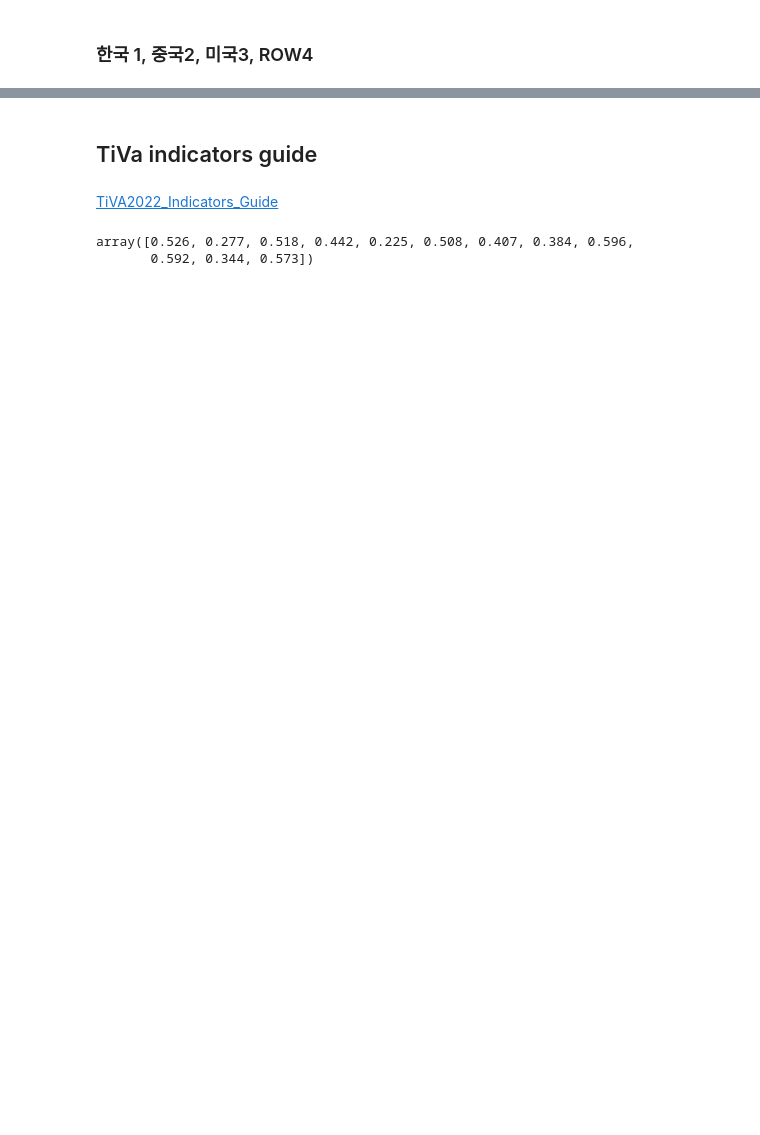
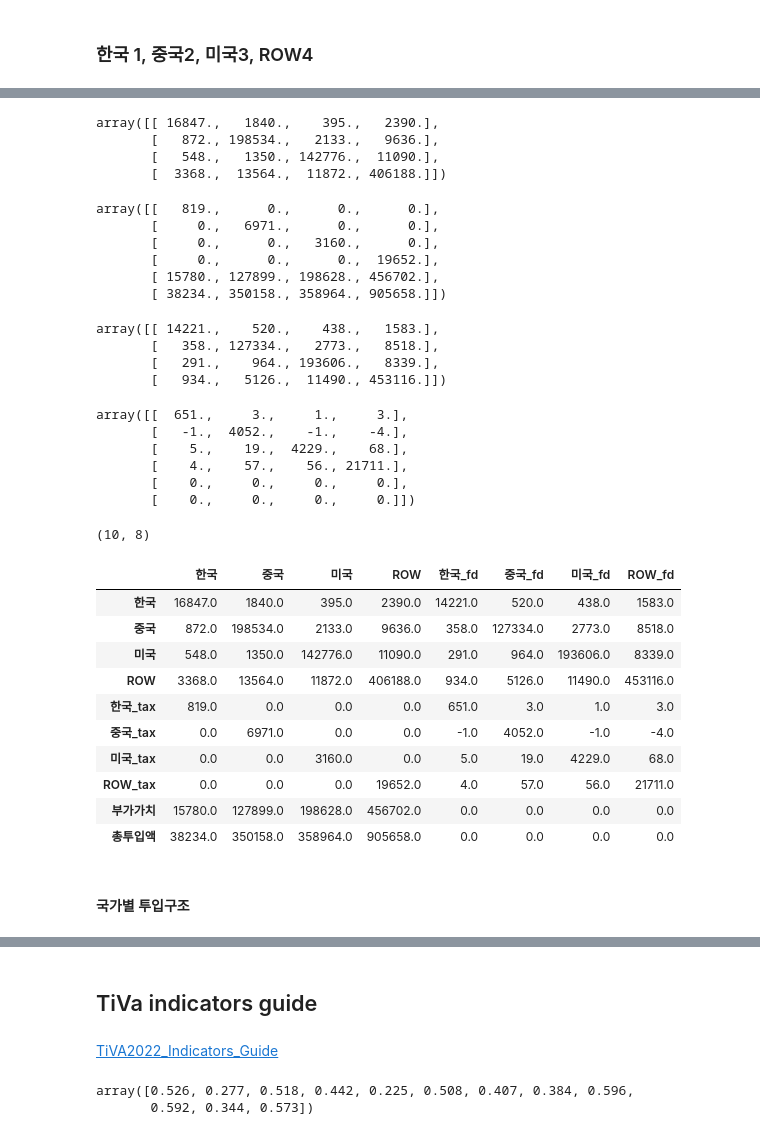
Before and after one commit to Tom-Jung/Tom-Jung, a Jupyter notebook: Ch8_1. ICIO_Indicators_0915.ipynb, the cells around one changed output, grey strips where cells are left out. Drawn from its saved outputs; the diff is of its cells as text; code cells hidden in the pictures; blank space fills up the shorter version.

```diff
--- a/Ch8_1. ICIO_Indicators_0915.ipynb
+++ b/Ch8_1. ICIO_Indicators_0915.ipynb
@@ -48,0 +224,63 @@ array([[     2.5,     28.2,     10.2,      0. ,      0. ,      0. ,
+# %%
+A_nae_col = A_nae_row@cd_for_nae.T
+A_nae_col
+# %% [output]
+array([[ 16847.,   1840.,    395.,   2390.],
+       [   872., 198534.,   2133.,   9636.],
+       [   548.,   1350., 142776.,  11090.],
+       [  3368.,  13564.,  11872., 406188.]])
+# %%
+va_row = Mt[12:18,0:12]@cd_for_nae.T # 순생산물세와 부가가치 통합
+va_row
+# %% [output]
+array([[   819.,      0.,      0.,      0.],
+       [     0.,   6971.,      0.,      0.],
+       [     0.,      0.,   3160.,      0.],
+       [     0.,      0.,      0.,  19652.],
+       [ 15780., 127899., 198628., 456702.],
+       [ 38234., 350158., 358964., 905658.]])
+# %%
+fd_row = cd_for_nae@Mt[:12,12:16]
+fd_row
+# %% [output]
+array([[ 14221.,    520.,    438.,   1583.],
+       [   358., 127334.,   2773.,   8518.],
+       [   291.,    964., 193606.,   8339.],
+       [   934.,   5126.,  11490., 453116.]])
+# %%
+fd_txva=Mt[12:,12:16]
+fd_txva
+# %% [output]
+array([[  651.,     3.,     1.,     3.],
+       [   -1.,  4052.,    -1.,    -4.],
+       [    5.,    19.,  4229.,    68.],
+       [    4.,    57.,    56., 21711.],
+       [    0.,     0.,     0.,     0.],
+       [    0.,     0.,     0.,     0.]])
+# %%
+nae_vact = np.vstack((A_nae_col,va_row))
+fd_all = np.vstack((fd_row,fd_txva))
+# %%
+Mt_1sec = np.hstack((nae_vact,fd_all)) # 1산업 ICIO
+Mt_1sec.shape
+# %% [output]
+(10, 8)
+# %%
+icio_1sec_df = pd.DataFrame(Mt_1sec, columns = ['한국', '중국', '미국','ROW', '한국_fd', '중국_fd', '미국_fd','ROW_fd'],
+                     index=['한국', '중국', '미국','ROW','한국_tax', '중국_tax', '미국_tax','ROW_tax','부가가치','총투입액']) # 변수명 붙여서 pandas로 내보내기
+
+icio_1sec_df
+# %% [output]
+|  | 한국 | 중국 | 미국 | ROW | 한국_fd | 중국_fd | 미국_fd | ROW_fd |
+| 한국 | 16847.0 | 1840.0 | 395.0 | 2390.0 | 14221.0 | 520.0 | 438.0 | 1583.0 |
+| 중국 | 872.0 | 198534.0 | 2133.0 | 9636.0 | 358.0 | 127334.0 | 2773.0 | 8518.0 |
+| 미국 | 548.0 | 1350.0 | 142776.0 | 11090.0 | 291.0 | 964.0 | 193606.0 | 8339.0 |
+| ROW | 3368.0 | 13564.0 | 11872.0 | 406188.0 | 934.0 | 5126.0 | 11490.0 | 453116.0 |
+| 한국_tax | 819.0 | 0.0 | 0.0 | 0.0 | 651.0 | 3.0 | 1.0 | 3.0 |
+| 중국_tax | 0.0 | 6971.0 | 0.0 | 0.0 | -1.0 | 4052.0 | -1.0 | -4.0 |
+| 미국_tax | 0.0 | 0.0 | 3160.0 | 0.0 | 5.0 | 19.0 | 4229.0 | 68.0 |
+| ROW_tax | 0.0 | 0.0 | 0.0 | 19652.0 | 4.0 | 57.0 | 56.0 | 21711.0 |
+| 부가가치 | 15780.0 | 127899.0 | 198628.0 | 456702.0 | 0.0 | 0.0 | 0.0 | 0.0 |
+| 총투입액 | 38234.0 | 350158.0 | 358964.0 | 905658.0 | 0.0 | 0.0 | 0.0 | 0.0 |
+# %% [markdown]
+#### 국가별 투입구조
```
Also changed, not shown: parts of 42 cells of this notebook.
